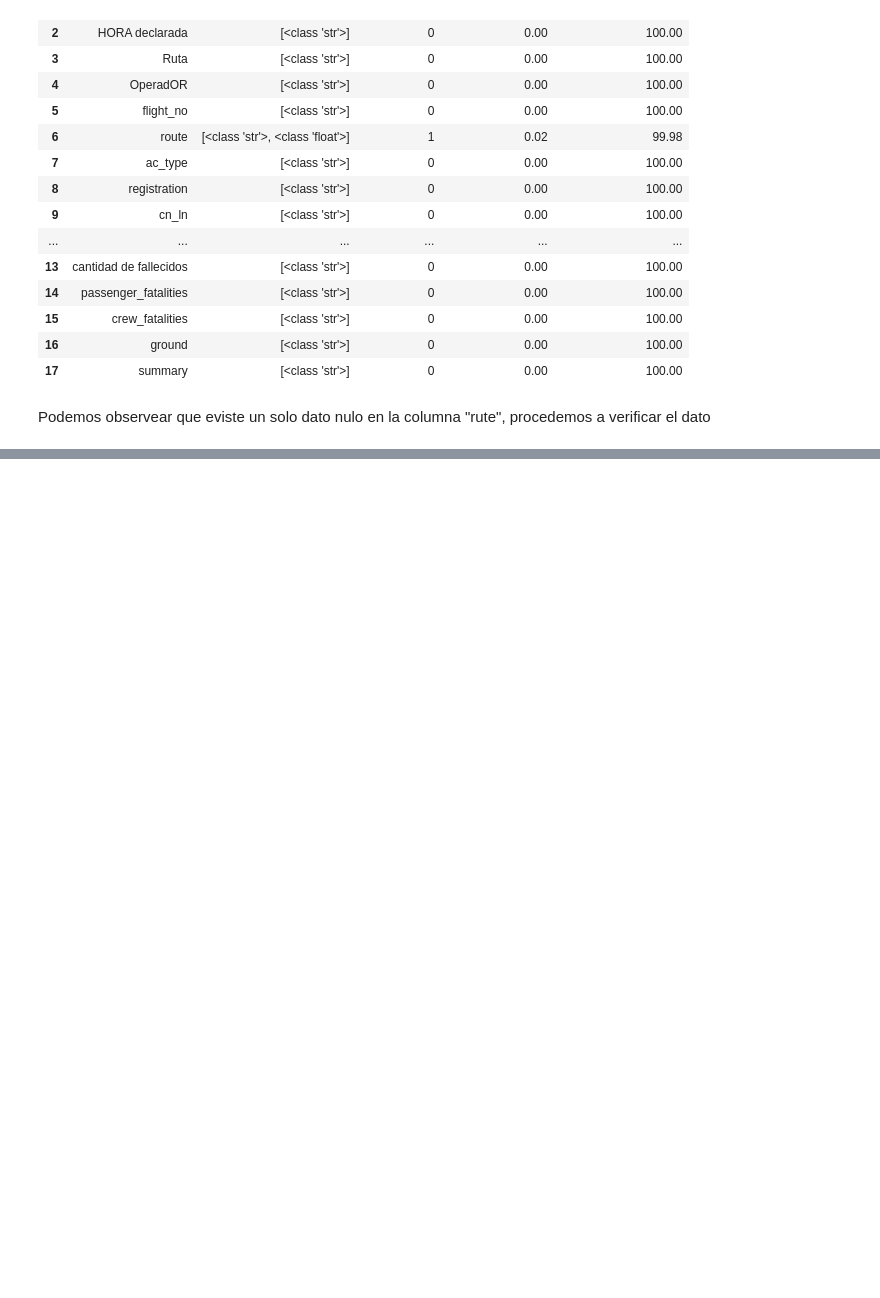
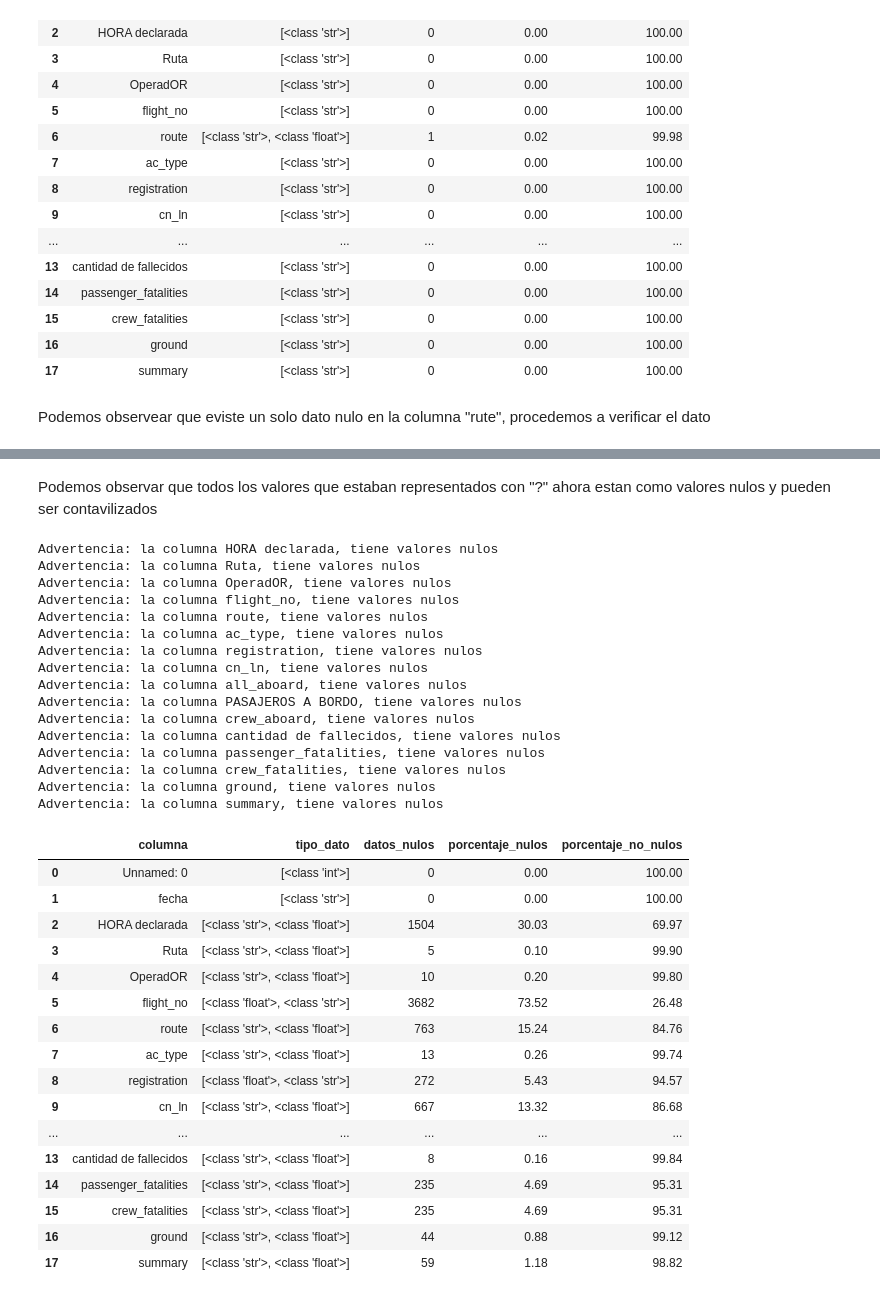
Before and after one commit to freddyv1828/Data_Analytics_Accidentes_Aereos, a Jupyter notebook: Notebooks/Etl_Accidentes_aereos.ipynb, the cells around one changed output, grey strips where cells are left out. Cells and saved outputs as stored; diff of their text form; code cells hidden in the pictures; blank space fills up the shorter version.

```diff
--- a/Notebooks/Etl_Accidentes_aereos.ipynb
+++ b/Notebooks/Etl_Accidentes_aereos.ipynb
@@ -77,0 +83,2 @@ See the caveats in the documentation: https://pandas.pydata.org/pandas-docs/stab
+# %%
+df_accidentes.replace("?", np.nan, inplace= True)
@@ -77,0 +94,38 @@ See the caveats in the documentation: https://pandas.pydata.org/pandas-docs/stab
+# %% [markdown]
+Podemos observar que todos los valores que estaban representados con "?" ahora estan como valores nulos y pueden ser contavilizados
+# %%
+funciones.verificar_datos(df_accidentes)
+# %% [output]
+Advertencia: la columna HORA declarada, tiene valores nulos
+Advertencia: la columna Ruta, tiene valores nulos
+Advertencia: la columna OperadOR, tiene valores nulos
+Advertencia: la columna flight_no, tiene valores nulos
+Advertencia: la columna route, tiene valores nulos
+Advertencia: la columna ac_type, tiene valores nulos
+Advertencia: la columna registration, tiene valores nulos
+Advertencia: la columna cn_ln, tiene valores nulos
+Advertencia: la columna all_aboard, tiene valores nulos
+Advertencia: la columna PASAJEROS A BORDO, tiene valores nulos
+Advertencia: la columna crew_aboard, tiene valores nulos
+Advertencia: la columna cantidad de fallecidos, tiene valores nulos
+Advertencia: la columna passenger_fatalities, tiene valores nulos
+Advertencia: la columna crew_fatalities, tiene valores nulos
+Advertencia: la columna ground, tiene valores nulos
+Advertencia: la columna summary, tiene valores nulos
+|  | columna | tipo_dato | datos_nulos | porcentaje_nulos | porcentaje_no_nulos |
+| 0 | Unnamed: 0 | [<class 'int'>] | 0 | 0.00 | 100.00 |
+| 1 | fecha | [<class 'str'>] | 0 | 0.00 | 100.00 |
+| 2 | HORA declarada | [<class 'str'>, <class 'float'>] | 1504 | 30.03 | 69.97 |
+| 3 | Ruta | [<class 'str'>, <class 'float'>] | 5 | 0.10 | 99.90 |
+| 4 | OperadOR | [<class 'str'>, <class 'float'>] | 10 | 0.20 | 99.80 |
+| 5 | flight_no | [<class 'float'>, <class 'str'>] | 3682 | 73.52 | 26.48 |
+| 6 | route | [<class 'str'>, <class 'float'>] | 763 | 15.24 | 84.76 |
+| 7 | ac_type | [<class 'str'>, <class 'float'>] | 13 | 0.26 | 99.74 |
+| 8 | registration | [<class 'float'>, <class 'str'>] | 272 | 5.43 | 94.57 |
+| 9 | cn_ln | [<class 'str'>, <class 'float'>] | 667 | 13.32 | 86.68 |
+| ... | ... | ... | ... | ... | ... |
+| 13 | cantidad de fallecidos | [<class 'str'>, <class 'float'>] | 8 | 0.16 | 99.84 |
+| 14 | passenger_fatalities | [<class 'str'>, <class 'float'>] | 235 | 4.69 | 95.31 |
+| 15 | crew_fatalities | [<class 'str'>, <class 'float'>] | 235 | 4.69 | 95.31 |
+| 16 | ground | [<class 'str'>, <class 'float'>] | 44 | 0.88 | 99.12 |
+| 17 | summary | [<class 'str'>, <class 'float'>] | 59 | 1.18 | 98.82 |
```
Also changed, not shown: parts of 4 cells of this notebook.
